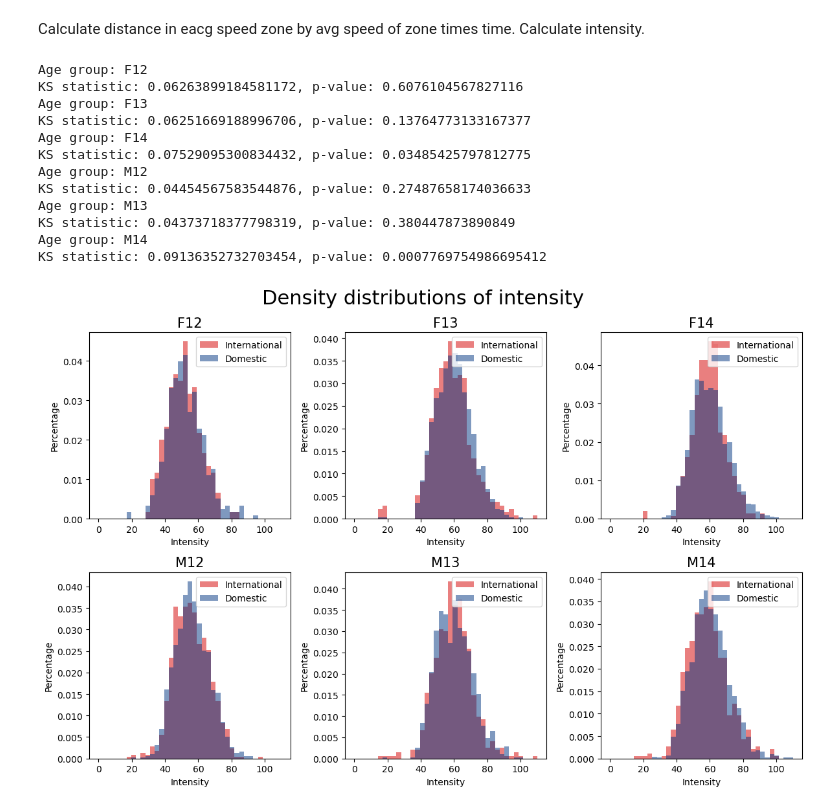
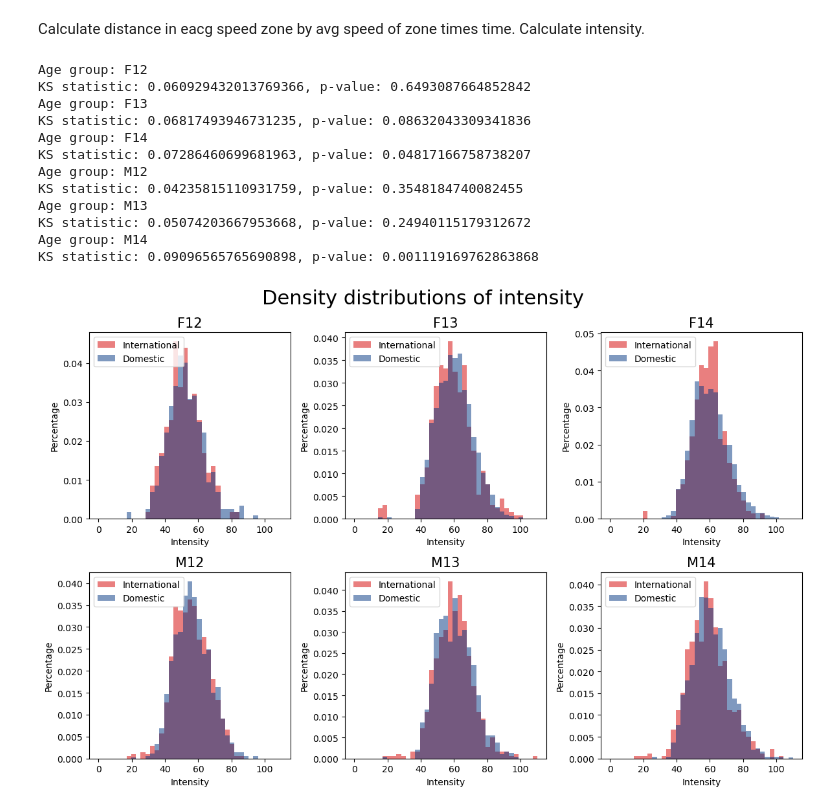
Before and after one commit to konstanyman/thesis_analysis, a Jupyter notebook: processing/intensity.ipynb, the cells around one changed output. Saved outputs shown, nothing was run; the diff lists cells and outputs as text; code cells hidden in the pictures.

Commit message:
calculated pass tempo and finalized intensity plot

```diff
--- a/processing/intensity.ipynb
+++ b/processing/intensity.ipynb
@@ -65,6 +65,9 @@ speed_vars.append('avg_speed_with_ball')
 for zone in ['0_5', '5_10', '10_15', '15_20', '20_25', '25_plus']:
     df[f'time_in_speed_zone_{zone}'] = df[f'time_in_speed_zone_{zone}_first'] + df[f'time_in_speed_zone_{zone}_second']
     zone_vars.append(f"time_in_speed_zone_{zone}")
+# %%
+# remove rows where playing time is lower than 5 minutes and higher than 40 + 4 minutes
+df = df[(df['onfield_time'] > 300) & (df['onfield_time'] < 2640)]
 # %%
 # reorder columns
 df = df[info_vars + speed_vars + time_vars + dist_vars + ac_de_vars + zone_vars]
@@ -452,7 +455,7 @@ intensity_df['distance_min'] = intensity_df['distance'] / (intensity_df['onfield
 intensity_df['ac_de_min'] = intensity_df['ac_de'] / (intensity_df['onfield_time'] / 60)
 intensity_df['distance_in_HI_zones_min'] = intensity_df['distance_in_HI_zones'] / (intensity_df['onfield_time'] / 60)
 
-intensity_df = intensity_df.drop(columns=['tournament_id', 'match_id', 'player_id', 'team', 'ac_de', *intensity_vars])
+# intensity_df = intensity_df.drop(columns=['tournament_id', 'match_id', 'player_id', 'team', 'ac_de', *intensity_vars])
 
 df_grouped = intensity_df.groupby('age')
 
@@ -497,38 +500,38 @@ for i, (group_name, df_group) in enumerate(df_grouped):
     # Plot first histogram (overlap=True)
 
     ax.hist(intensity_int,
         alpha=0.5,
         label='International',
         bins=np.linspace(0, 110, 40),
         color=colors[1],
         density=True)
 
     ax.hist(intensity_dom,
         alpha=0.5,
         label='Domestic',
         bins=np.linspace(0, 110, 40),
         color=colors[0],
         density=True)
 
     ax.set_xlabel('Intensity', fontsize=10)
     ax.set_ylabel('Percentage', fontsize=10)
     ax.set_title(f'{group_name}', fontsize=15)
-    ax.legend(loc='upper right')
+    ax.legend(loc='upper left')
 
 plt.suptitle("Density distributions of intensity", fontsize=22)
 plt.tight_layout()
 plt.show()
 # %% [output]
 Age group: F12
-KS statistic: 0.06263899184581172, p-value: 0.6076104567827116
+KS statistic: 0.060929432013769366, p-value: 0.6493087664852842
 Age group: F13
-KS statistic: 0.06251669188996706, p-value: 0.13764773133167377
+KS statistic: 0.06817493946731235, p-value: 0.08632043309341836
 Age group: F14
-KS statistic: 0.07529095300834432, p-value: 0.03485425797812775
+KS statistic: 0.07286460699681963, p-value: 0.04817166758738207
 Age group: M12
-KS statistic: 0.04454567583544876, p-value: 0.27487658174036633
+KS statistic: 0.04235815110931759, p-value: 0.3548184740082455
 Age group: M13
-KS statistic: 0.04373718377798319, p-value: 0.380447873890849
+KS statistic: 0.05074203667953668, p-value: 0.24940115179312672
 Age group: M14
-KS statistic: 0.09136352732703454, p-value: 0.0007769754986695412
+KS statistic: 0.09096565765690898, p-value: 0.001119169762863868
-[figure, old version]
+[figure, new version]
```
Also changed, not shown: parts of 6 cells of this notebook, 1 other file.
